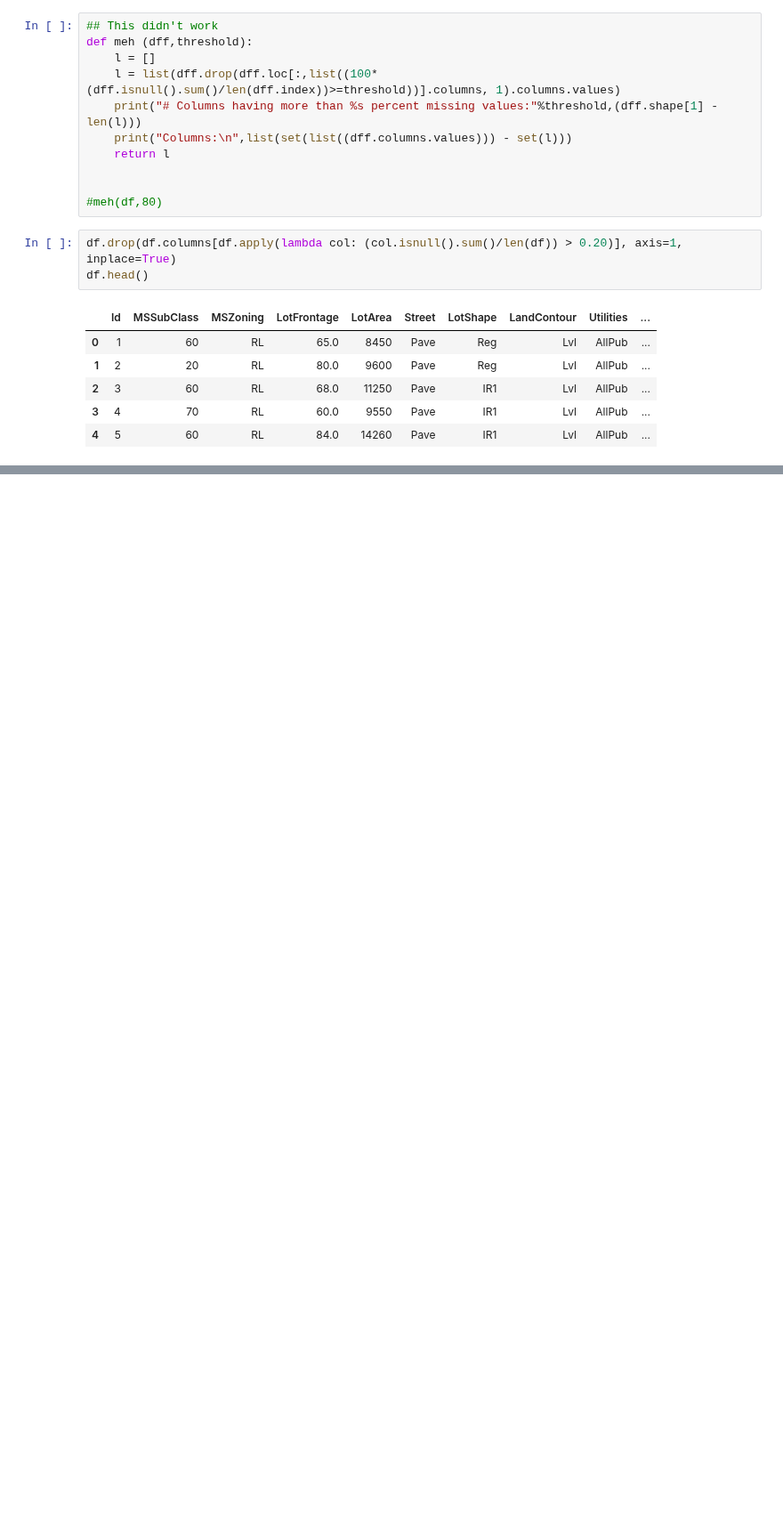
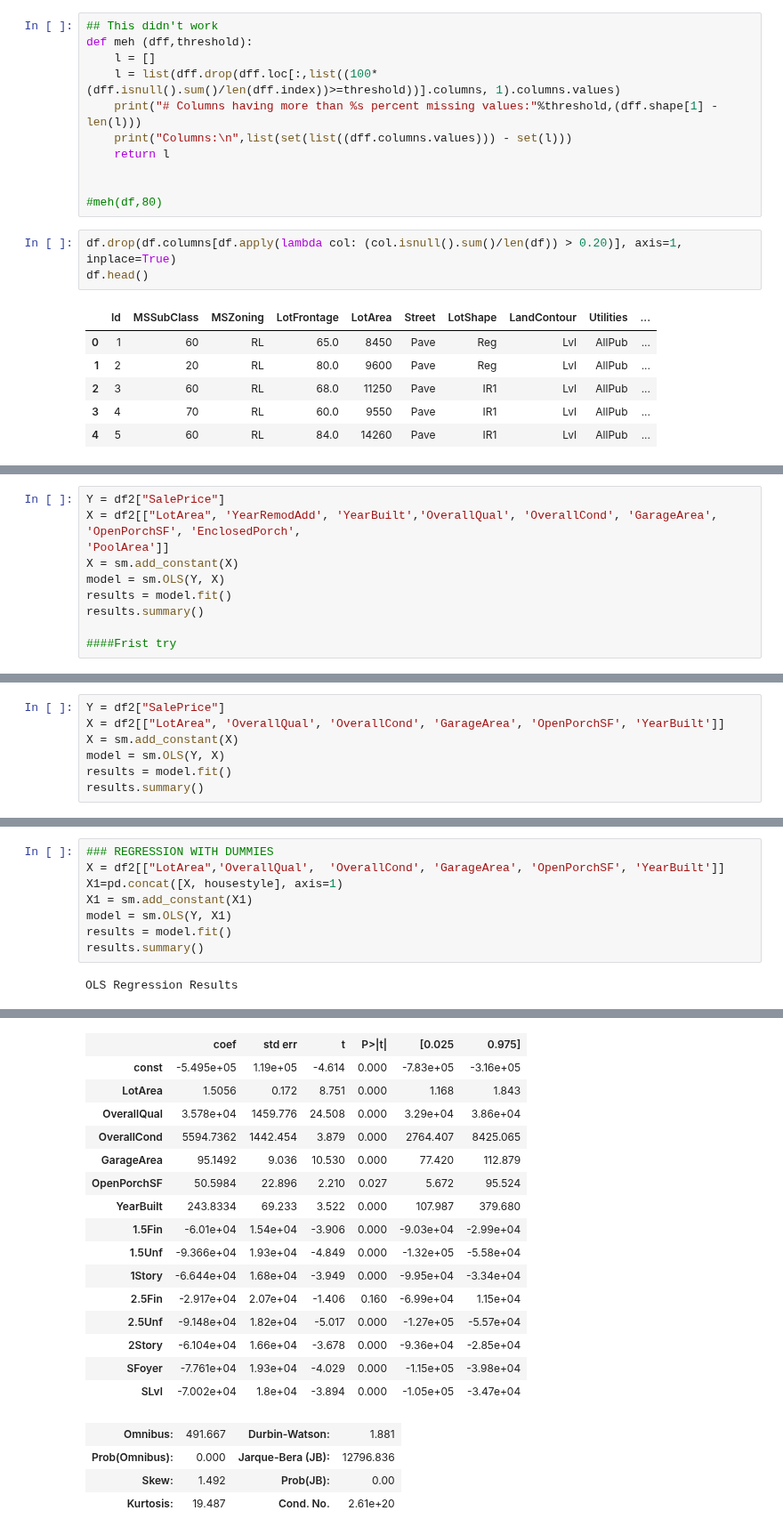
Before and after one commit to davidegonzale/data-pt-ber-08-20, a Jupyter notebook: Projects/module-2_projects/01_statistical-analysis-project/your-code/statistical-analysis-david.ipynb, the cells around one changed output, grey strips where cells are left out. Shown at 89% size. Drawn from its saved outputs; the diff is of its cells as text; blank space fills up the shorter version.

```diff
--- a/Projects/module-2_projects/01_statistical-analysis-project/your-code/statistical-analysis-david.ipynb
+++ b/Projects/module-2_projects/01_statistical-analysis-project/your-code/statistical-analysis-david.ipynb
@@ -70,0 +115,10 @@ df.head()
+# %%
+Y = df2["SalePrice"]
+X = df2[["LotArea", 'YearRemodAdd', 'YearBuilt','OverallQual', 'OverallCond', 'GarageArea', 'OpenPorchSF', 'EnclosedPorch',
+'PoolArea']]
+X = sm.add_constant(X)
+model = sm.OLS(Y, X)
+results = model.fit()
+results.summary()
+
+####Frist try
@@ -70,0 +155,7 @@ df.head()
+# %%
+Y = df2["SalePrice"]
+X = df2[["LotArea", 'OverallQual', 'OverallCond', 'GarageArea', 'OpenPorchSF', 'YearBuilt']]
+X = sm.add_constant(X)
+model = sm.OLS(Y, X)
+results = model.fit()
+results.summary()
@@ -70,0 +189,10 @@ df.head()
+# %%
+### REGRESSION WITH DUMMIES
+X = df2[["LotArea",'OverallQual',  'OverallCond', 'GarageArea', 'OpenPorchSF', 'YearBuilt']]
+X1=pd.concat([X, housestyle], axis=1)
+X1 = sm.add_constant(X1)
+model = sm.OLS(Y, X1)
+results = model.fit()
+results.summary()
+# %% [output]
+OLS Regression Results
@@ -70,0 +208,20 @@ df.head()
+|  | coef | std err | t | P>|t| | [0.025 | 0.975] |
+| const | -5.495e+05 | 1.19e+05 | -4.614 | 0.000 | -7.83e+05 | -3.16e+05 |
+| LotArea | 1.5056 | 0.172 | 8.751 | 0.000 | 1.168 | 1.843 |
+| OverallQual | 3.578e+04 | 1459.776 | 24.508 | 0.000 | 3.29e+04 | 3.86e+04 |
+| OverallCond | 5594.7362 | 1442.454 | 3.879 | 0.000 | 2764.407 | 8425.065 |
+| GarageArea | 95.1492 | 9.036 | 10.530 | 0.000 | 77.420 | 112.879 |
+| OpenPorchSF | 50.5984 | 22.896 | 2.210 | 0.027 | 5.672 | 95.524 |
+| YearBuilt | 243.8334 | 69.233 | 3.522 | 0.000 | 107.987 | 379.680 |
+| 1.5Fin | -6.01e+04 | 1.54e+04 | -3.906 | 0.000 | -9.03e+04 | -2.99e+04 |
+| 1.5Unf | -9.366e+04 | 1.93e+04 | -4.849 | 0.000 | -1.32e+05 | -5.58e+04 |
+| 1Story | -6.644e+04 | 1.68e+04 | -3.949 | 0.000 | -9.95e+04 | -3.34e+04 |
+| 2.5Fin | -2.917e+04 | 2.07e+04 | -1.406 | 0.160 | -6.99e+04 | 1.15e+04 |
+| 2.5Unf | -9.148e+04 | 1.82e+04 | -5.017 | 0.000 | -1.27e+05 | -5.57e+04 |
+| 2Story | -6.104e+04 | 1.66e+04 | -3.678 | 0.000 | -9.36e+04 | -2.85e+04 |
+| SFoyer | -7.761e+04 | 1.93e+04 | -4.029 | 0.000 | -1.15e+05 | -3.98e+04 |
+| SLvl | -7.002e+04 | 1.8e+04 | -3.894 | 0.000 | -1.05e+05 | -3.47e+04 |
+| Omnibus: | 491.667 | Durbin-Watson: | 1.881 |
+| Prob(Omnibus): | 0.000 | Jarque-Bera (JB): | 12796.836 |
+| Skew: | 1.492 | Prob(JB): | 0.00 |
+| Kurtosis: | 19.487 | Cond. No. | 2.61e+20 |
```
Also changed, not shown: parts of 8 cells of this notebook.
